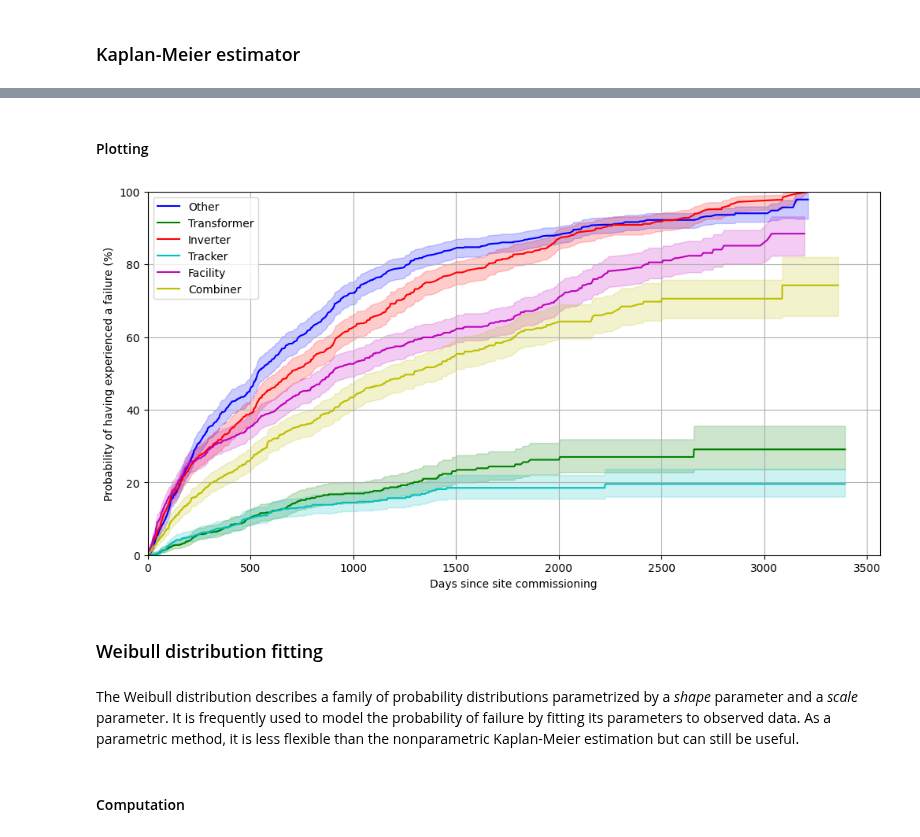
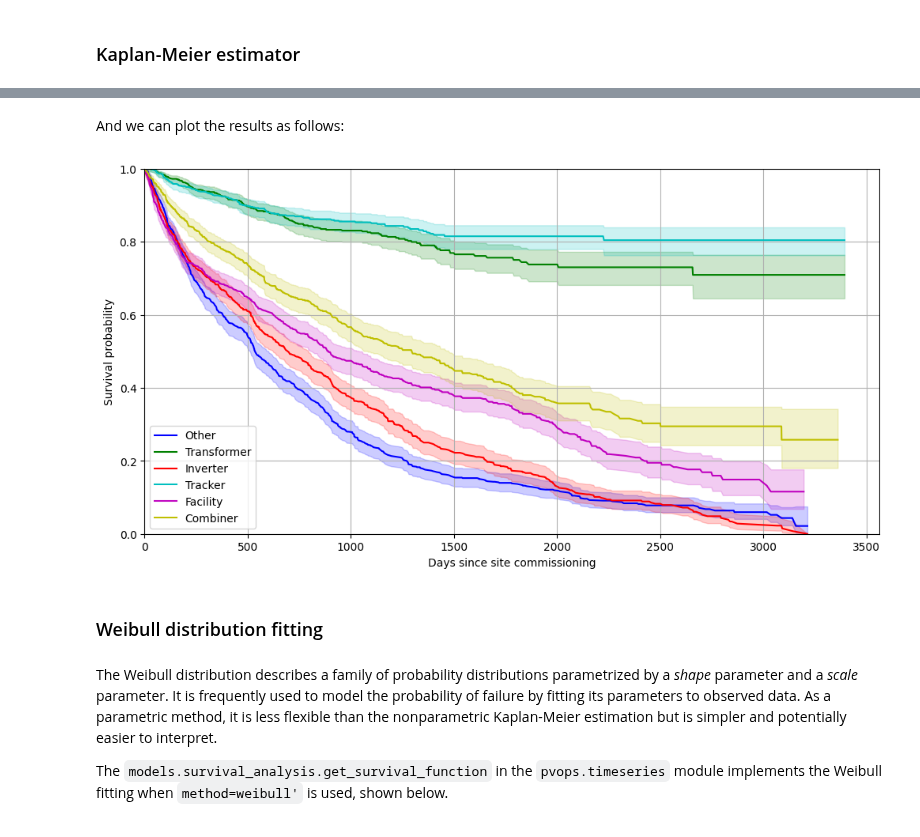
Before and after one commit to sandialabs/pvOps, a Jupyter notebook: tutorials/tutorial_timeseries_survival_analysis.ipynb, the cells around one changed output, grey strips where cells are left out. Cells and saved outputs as stored; diff of their text form; code cells hidden in the pictures.

Commit message:
moving functions out of survival analysis tutorial

```diff
--- a/tutorials/tutorial_timeseries_survival_analysis.ipynb
+++ b/tutorials/tutorial_timeseries_survival_analysis.ipynb
@@ -131,0 +64,3 @@ all_sites_assets_df.head(10)
+# %%
+censored_om_df = preprocess.identify_right_censored_data(om_df, {'group_by': 'Asset', 'site': 'randid'})
+censored_om_df.head(10)
@@ -152,36 +90,29 @@ Note the Kaplan-Meier estimator is for the survival function. By subtracting it
-# %%
-kaplan_meier_results = {}
-for asset in assets:
-    asset_df = all_sites_assets_df.loc[(slice(None), asset), :]
-    times, surv_func, conf_int = kaplan_meier_estimator(asset_df['was_observed'],
-                                                        asset_df['days_until_failure'],
-                                                        conf_type='log-log')
-    kaplan_meier_results[asset] = {'times' : times,
-                                   'fail_prob' : 100 * (1 - surv_func),
-                                   'upper' : 100 * (1 - conf_int[0]),
-                                   'lower' : 100 * (1 - conf_int[1])}
-# %% [markdown]
-#### Plotting
+# %%
+col_dict = {'group_by': 'Asset', 'time_to_fail': 'days_until_failure', 'was_observed': 'was_observed'}
+kaplan_meier_results = survival_analysis.get_survival_function(censored_om_df, col_dict, method='kaplan-meier')
+# %% [markdown]
+And we can plot the results as follows:
 # %%
 plt.figure(figsize=(12,6))
+assets = om_df['Asset'].unique()
 colors = list(plt.cm.colors.BASE_COLORS.values())[:len(assets)]
 
 for asset, color in zip(assets, colors):
     result = kaplan_meier_results[asset]
     plt.plot(result['times'], result['fail_prob'], color=color, label=asset)
-    plt.fill_between(result['times'], result['lower'], result['upper'], color=color, alpha=0.2)
+    plt.fill_between(result['times'], result['conf_int'][0], result['conf_int'][1], color=color, alpha=0.2)
 
 plt.legend();
 plt.grid();
 plt.xlim(0,None);
-plt.ylim(0,100);
+plt.ylim(0,1);
 plt.xlabel('Days since site commissioning')
-plt.ylabel('Probability of having experienced a failure (%)');
+plt.ylabel('Survival probability');
 # %% [output]
-[figure, old version]
+[figure, new version]
 # %% [markdown]
 ### Weibull distribution fitting
 # %% [markdown]
-The Weibull distribution describes a family of probability distributions parametrized by a _shape_ parameter and a _scale_ parameter. It is frequently used to model the probability of failure by fitting its parameters to observed data. As a parametric method, it is less flexible than the nonparametric Kaplan-Meier estimation but can still be useful.
+The Weibull distribution describes a family of probability distributions parametrized by a _shape_ parameter and a _scale_ parameter. It is frequently used to model the probability of failure by fitting its parameters to observed data. As a parametric method, it is less flexible than the nonparametric Kaplan-Meier estimation but is simpler and potentially easier to interpret.
+
+The `models.survival_analysis.get_survival_function` in the `pvops.timeseries` module implements the Weibull fitting when `method=weibull'` is used, shown below.
-# %% [markdown]
-#### Computation
```
Also changed, not shown: parts of 27 cells of this notebook, 2 other files.
